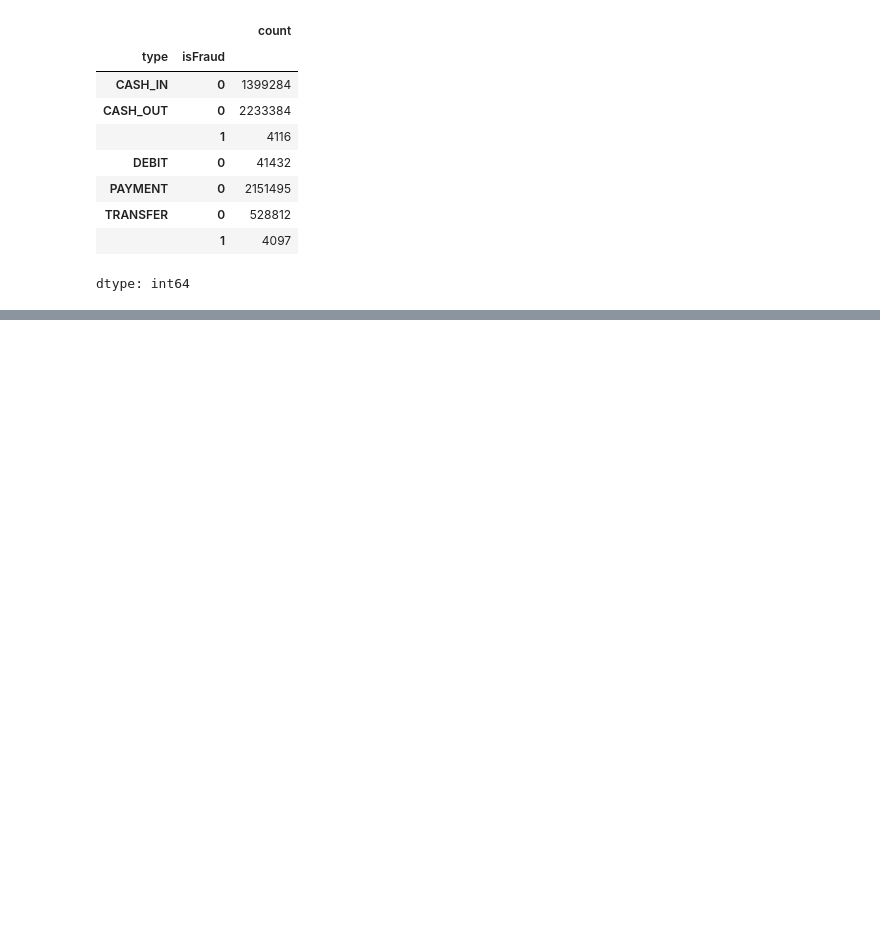
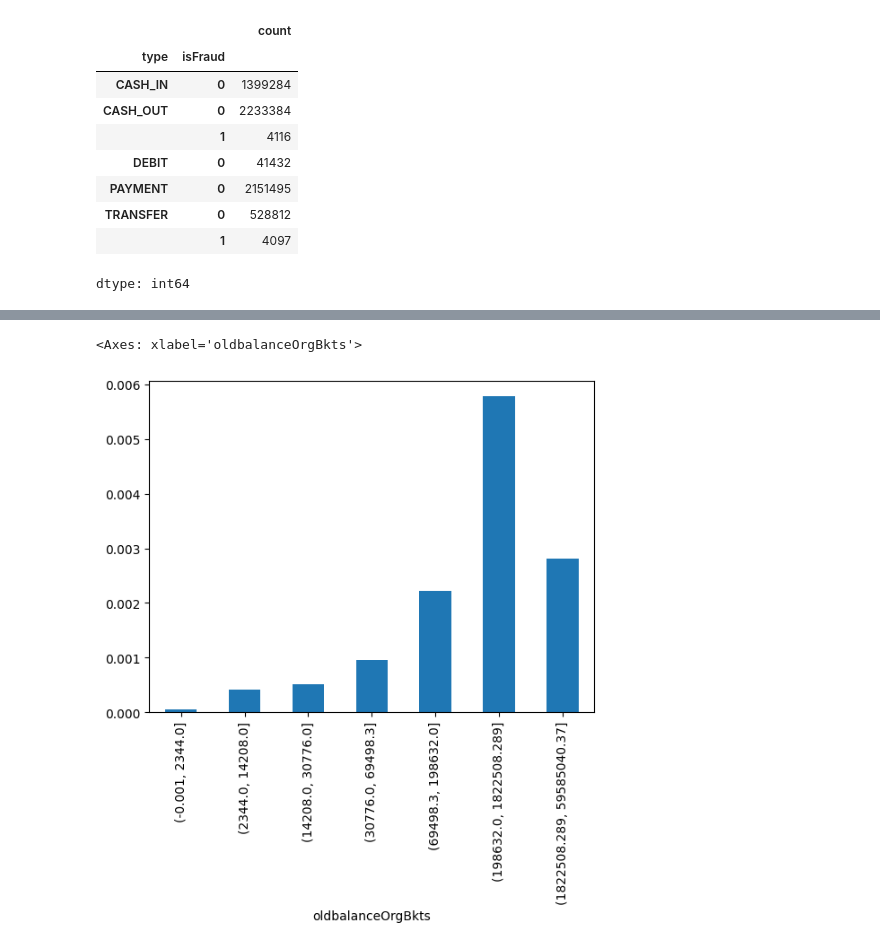
Before and after one commit to ingabLee/low-code-book-projects, a Jupyter notebook: Fraud_Detection_Model.ipynb, the cells around one changed output, grey strips where cells are left out. Drawn from its saved outputs; the diff is of its cells as text; code cells hidden in the pictures; blank space fills up the shorter version.

```diff
--- a/Fraud_Detection_Model.ipynb
+++ b/Fraud_Detection_Model.ipynb
@@ -92,0 +99,6 @@ dtype: int64
+# %%
+transaction_df['oldbalanceOrgBkts'] = pd.qcut(transaction_df['oldbalanceOrg'], 10, duplicates='drop')
+transaction_df.groupby('oldbalanceOrgBkts')['isFraud'].mean().plot.bar()
+# %% [output]
+<Axes: xlabel='oldbalanceOrgBkts'>
+[figure, added]
```
Also changed, not shown: parts of 5 cells of this notebook.
